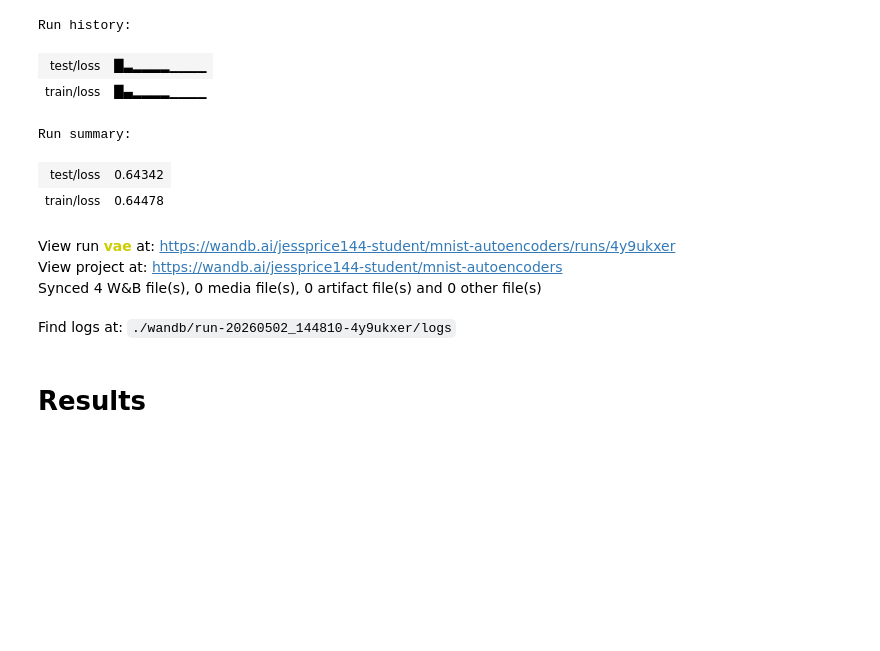
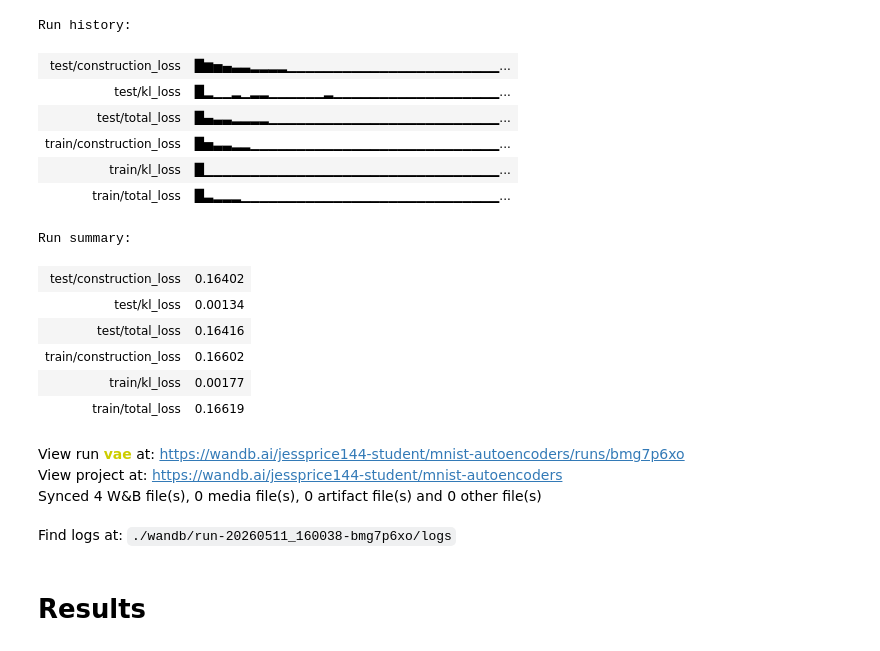
Before and after one commit to JRPrice5/mnist-autoencoders, a Jupyter notebook: notebooks/03_train_vae.ipynb, the cells around one changed output. Saved outputs shown, nothing was run; the diff lists cells and outputs as text; code cells hidden in the pictures; blank space fills up the shorter version.

Commit message:
feat: train and (initial) test vae

```diff
--- a/notebooks/03_train_vae.ipynb
+++ b/notebooks/03_train_vae.ipynb
@@ -15,4 +12,5 @@ from mnist_autoencoders.models.VAE import VAE
 # %%
-device = 'cuda' if torch.cuda.is_available() else 'cpu'
+# device = "cuda" if torch.cuda.is_available() else "cpu"
+device = "cuda"
 # %%
 install(show_locals=True)
@@ -32,42 +33,40 @@ View run at https://wandb.ai/jessprice144-student/mnist-autoencoders/runs/4y9ukx
 # %%
 # Now i need to define the model and an optimiser
-optimiser = torch.optim.Adam(vae.parameters(), lr=cfg.training.lr, momentum=cfg.training.momentum)
+optimiser = torch.optim.Adam(
+    vae.parameters(), lr=cfg.training.lr, betas=(0.9, 0.999), eps=1e-8
+)
 # %%
 # Now i need to define the training loop and, inside, the loss function
+vae_inference_utils = vae_inference_utils(vae, cfg, device, wandb, optimiser=optimiser)
 for epoch in range(cfg.training.epochs):
-    pbar = tqdm(train_loader, desc=f'epoch: {epoch}')
-    losses = 0
-    for x_train, _ in pbar:
-        optimiser.zero_grad()
-        x = x_train.to(device)
-        x_hat = vae(x)
-        loss = vae.calculate_loss(x_hat, x)
-        loss.backward()
-        losses += loss.item()
-        optimiser.step()
-    wandb.log({"train/loss": losses/len(train_loader)}, step=epoch)
+    vae_inference_utils.train_test_loop(
+        mode="train", epoch=epoch, data_loader=train_loader
+    )
     with torch.inference_mode():
-        testpbar = tqdm(test_loader, leave=False)
-        losses = 0
-        for x_test, _ in testpbar:
-            x = x_test.to(device)
-            x_hat = vae(x)
-            loss = vae.calculate_loss(x_hat, x)
-            losses += loss.item()
-        wandb.log({"test/loss": losses/len(test_loader)}, step=epoch)
+        vae_inference_utils.train_test_loop(
+            mode="test", epoch=epoch, data_loader=test_loader
+        )
 wandb.finish()
 # %% [output]
 [interactive output not drawn]
 Run history:
-| test/loss | █▃▂▂▂▂▁▁▁▁ |
-| train/loss | █▄▂▂▂▂▁▁▁▁ |
+| test/construction_loss | █▆▅▄▃▃▂▂▂▂▁▁▁▁▁▁▁▁▁▁▁▁▁▁▁▁▁▁▁▁▁▁▁... |
+| test/kl_loss | █▂▁▁▂▁▂▂▁▁▁▁▁▁▂▁▁▁▁▁▁▁▁▁▁▁▁▁▁▁▁▁▁... |
+| test/total_loss | █▄▃▃▂▂▂▂▁▁▁▁▁▁▁▁▁▁▁▁▁▁▁▁▁▁▁▁▁▁▁▁▁... |
+| train/construction_loss | █▅▃▃▂▂▁▁▁▁▁▁▁▁▁▁▁▁▁▁▁▁▁▁▁▁▁▁▁▁▁▁▁... |
+| train/kl_loss | █▁▁▁▁▁▁▁▁▁▁▁▁▁▁▁▁▁▁▁▁▁▁▁▁▁▁▁▁▁▁▁▁... |
+| train/total_loss | █▃▂▂▂▁▁▁▁▁▁▁▁▁▁▁▁▁▁▁▁▁▁▁▁▁▁▁▁▁▁▁▁... |
 Run summary:
-| test/loss | 0.64342 |
-| train/loss | 0.64478 |
+| test/construction_loss | 0.16402 |
+| test/kl_loss | 0.00134 |
+| test/total_loss | 0.16416 |
+| train/construction_loss | 0.16602 |
+| train/kl_loss | 0.00177 |
+| train/total_loss | 0.16619 |
-View run vae at: https://wandb.ai/jessprice144-student/mnist-autoencoders/runs/4y9ukxer
+View run vae at: https://wandb.ai/jessprice144-student/mnist-autoencoders/runs/bmg7p6xo
 View project at: https://wandb.ai/jessprice144-student/mnist-autoencoders
 Synced 4 W&B file(s), 0 media file(s), 0 artifact file(s) and 0 other file(s)
-Find logs at: ./wandb/run-20260502_144810-4y9ukxer/logs
+Find logs at: ./wandb/run-20260511_160038-bmg7p6xo/logs
 # %% [markdown]
 # Results
 # %%
```
Also changed, not shown: parts of 6 cells of this notebook, 11 other files.
